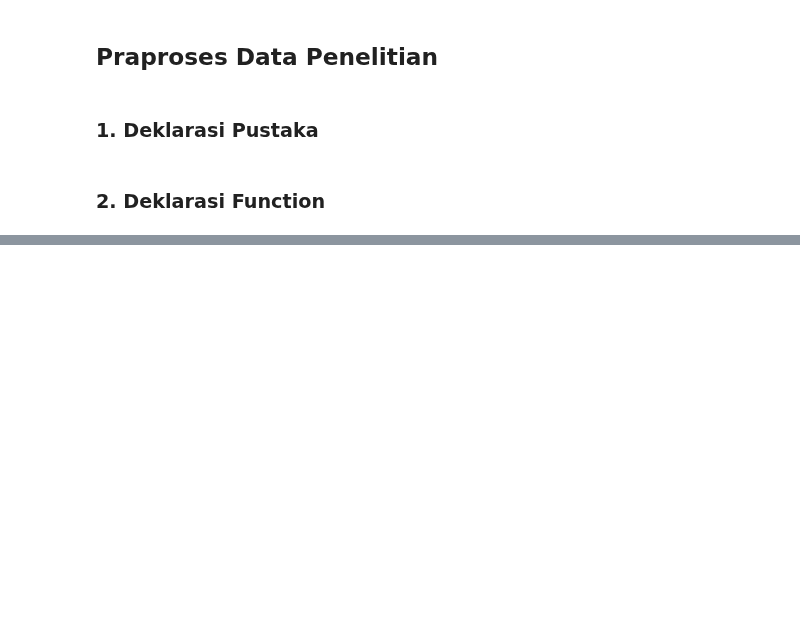
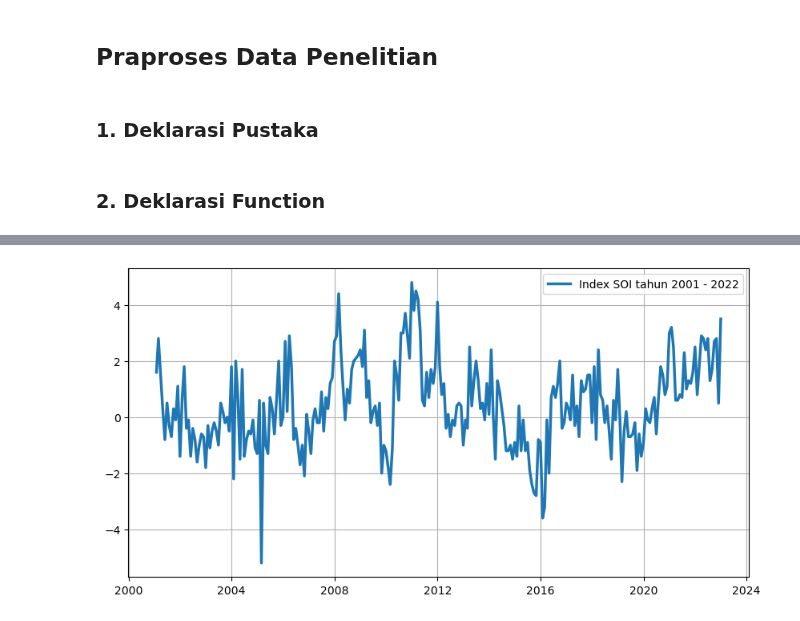
Before and after one commit to kusin/2024_BOPTN_Hopsot, a Jupyter notebook: source-code/praproses_hotspot.ipynb, the cells around one changed output, grey strips where cells are left out. Cells and saved outputs as stored; diff of their text form; code cells hidden in the pictures; blank space fills up the shorter version.

```diff
--- a/source-code/praproses_hotspot.ipynb
+++ b/source-code/praproses_hotspot.ipynb
@@ -100,0 +130,4 @@ plt.show()
+# %%
+plot_time_series(soi["date"], soi["anomali"], "Index SOI tahun 2001 - 2022", "")
+# %% [output]
+[figure, added]
```
Also changed, not shown: parts of 17 cells of this notebook, 11 other files.
